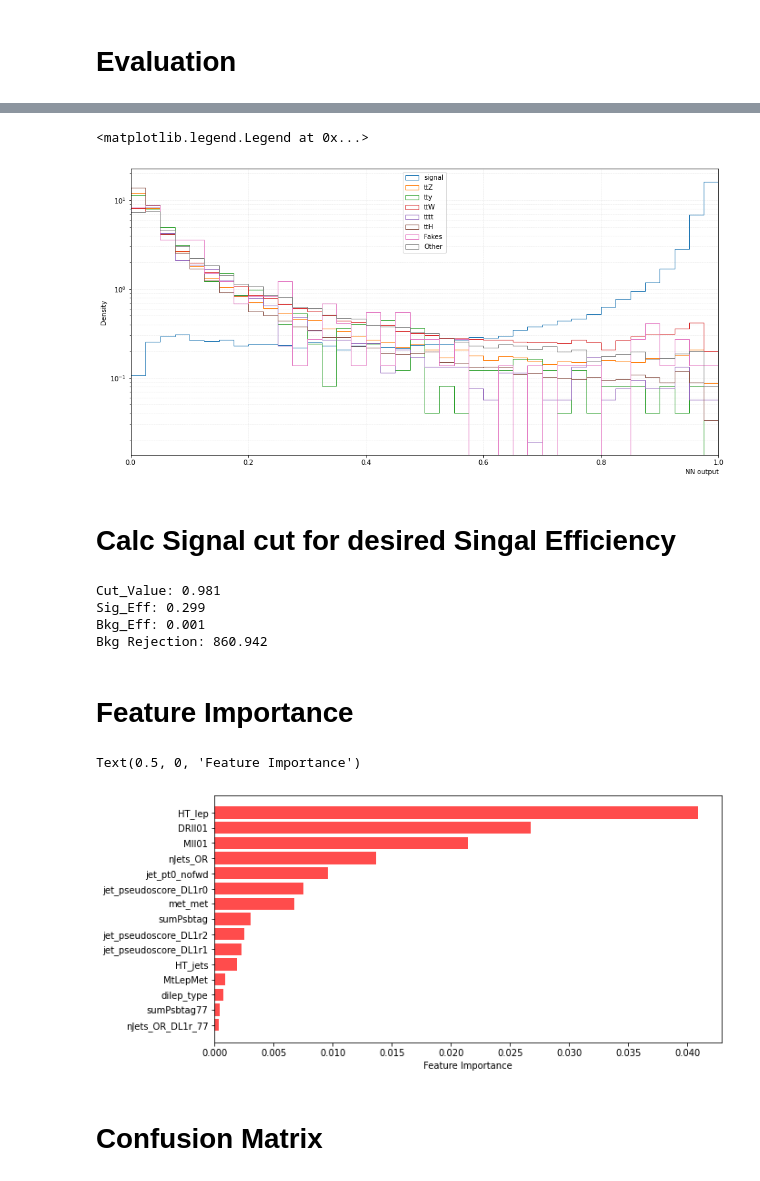
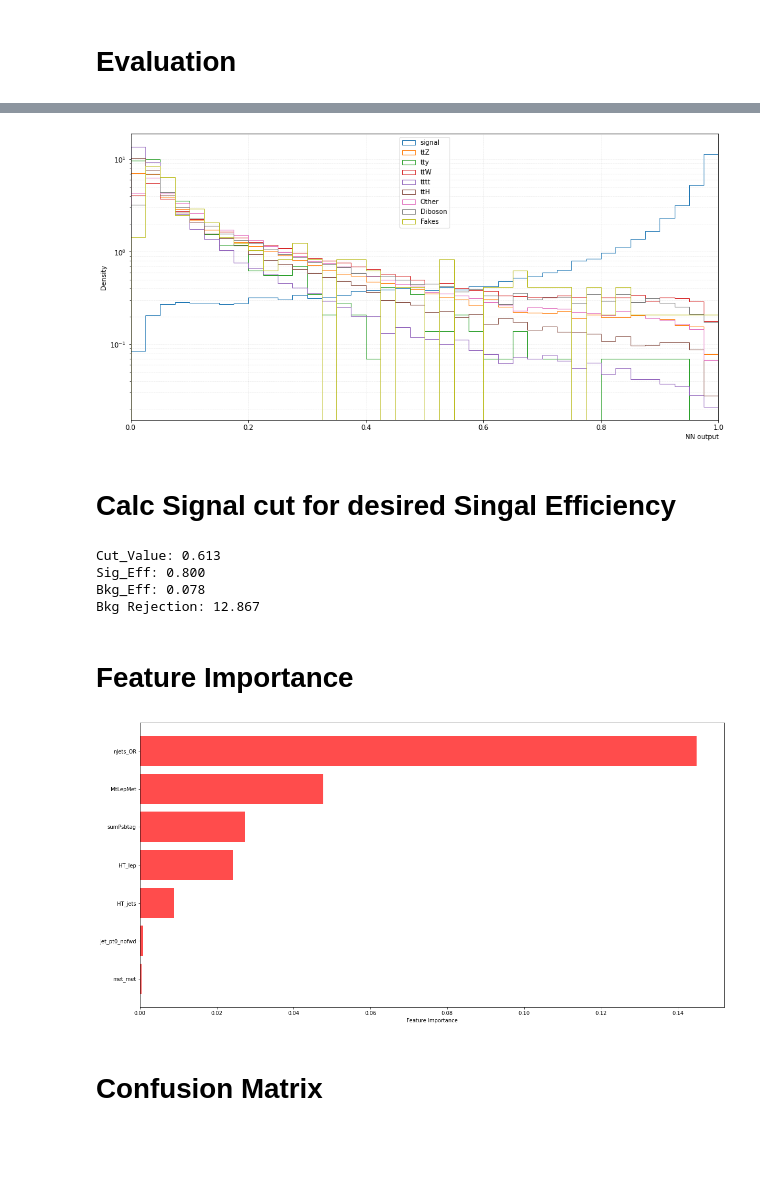
Before and after one commit to MerveNazlim/CatNN, a Jupyter notebook: NN_for_sstt/NN_for_sstt.ipynb, the cells around one changed output, grey strips where cells are left out. Cells and saved outputs as stored; diff of their text form; code cells hidden in the pictures; blank space fills up the shorter version.

```diff
--- a/NN_for_sstt/NN_for_sstt.ipynb
+++ b/NN_for_sstt/NN_for_sstt.ipynb
@@ -3,8 +3,11 @@ import tensorflow as tf
 from util import *
 from load_data import load_input_file, build_combined_input
 from NN_train import *
-path_tosave = 'sstt'
+path_tosave = 'Models/Model_13_04_2022'
+features_to_ignore = []
+#features_to_ignore = ["DPhill_SS"]
+features_to_ignore = ["DRll01","Mll01","DEtall_SS","DPhill_SS","jet_pseudoscore_DL1r0","jet_pseudoscore_DL1r1","jet_pseudoscore_DL1r2","nJets_OR_DL1r_77","sumPsbtag77"]
 # %%
-samples, feature_names, class_names, class_no = load_input_file('data/sstt_MultiBackground.h5')
+samples, feature_names, class_names, class_no = load_input_file('data/sstt_multiclass_background_final.h5', features_to_ignore)
 input_features, targets, class_labels, weights = build_combined_input(samples)
 # %% [output]
@@ -94,6 +87,6 @@ model.summary()
 # %% [markdown]
 # Evaluation
 # %%
-model=Load_Model("sstt_1", path_tosave)
-Plot_NN_Output(model, train, test, True)
+model=Load_Model(path_tosave)
+Plot_NN_Output(model, train, test, path_tosave, True)
 # %% [output]
@@ -106,6 +99,6 @@ plot_roc_curve(model, test, path_tosave=path_tosave)
 # %%
-nn_scores_test = model.predict(test[0], verbose = True)
-nn_scores = model.predict(train[0], verbose = True)
+nn_scores_test = model.predict(test)
+nn_scores = model.predict(train)
 # %%
 fig = plt.figure(figsize=(16,8))
 plt.grid(color='k', which='both', linestyle='--', lw=0.5, alpha=0.1, zorder = 0)
@@ -118,9 +111,9 @@ for i in range(No_Classes):
     plt.hist(nn_scores_test[test[3]==i],label = class_names[i], **histargs)
 plt.legend(loc='upper center')
     #plt.hist(nn_scores_test[test[1]==0][test[3]==i],label = "Test_Background", **histargs)
+plt.savefig(path_tosave+"/NN_Output_Classes.png")
 # %% [output]
-<matplotlib.legend.Legend at 0x...>
-[figure, old version]
+[figure, new version]
 # %% [markdown]
 # Calc Signal cut for desired Singal Efficiency
 # %%
@@ -128,9 +121,9 @@ Sig = nn_scores_test[test[1]==1]
 Bkg = nn_scores_test[test[1]==0]
 Sig_Eff, Bkg_Eff, Signal_Cut = Find_Eff_Cut(Sig=Sig, Bkg=Bkg, Signal_Eff=0.8)
 # %% [output]
-Cut_Value: 0.981
-Sig_Eff: 0.299
-Bkg_Eff: 0.001
-Bkg Rejection: 860.942
+Cut_Value: 0.613
+Sig_Eff: 0.800
+Bkg_Eff: 0.078
+Bkg Rejection: 12.867
 # %% [markdown]
 # Feature Importance
@@ -140,11 +130,13 @@ idx = np.argsort(f)
 # %%
-fig, ax = plt.subplots(figsize=(10, 5))
+f = get_feature_importance(test, model, Signal_Cut, 10)
+idx = np.argsort(f)
+fig, ax = plt.subplots(figsize=(20, 10))
 ax.barh(range(test[0].shape[1]), np.sort(f), color="r", alpha=0.7)
 ax.set_yticks(range(train[0].shape[1]), np.array(feature_names)[idx])
 ax.set_xlabel('Feature Importance')
+plt.savefig(path_tosave + "/Feature_Importance.png")
 # %% [output]
-Text(0.5, 0, 'Feature Importance')
-[figure, old version]
+[figure, new version]
 # %% [markdown]
 # Confusion Matrix
 # %%
```
Also changed, not shown: parts of 13 cells of this notebook, 4 other files.
